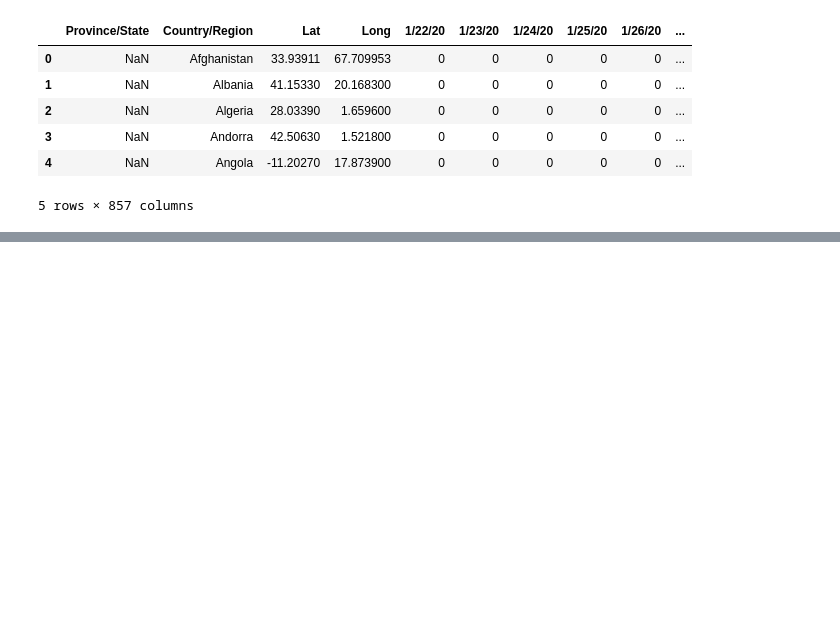
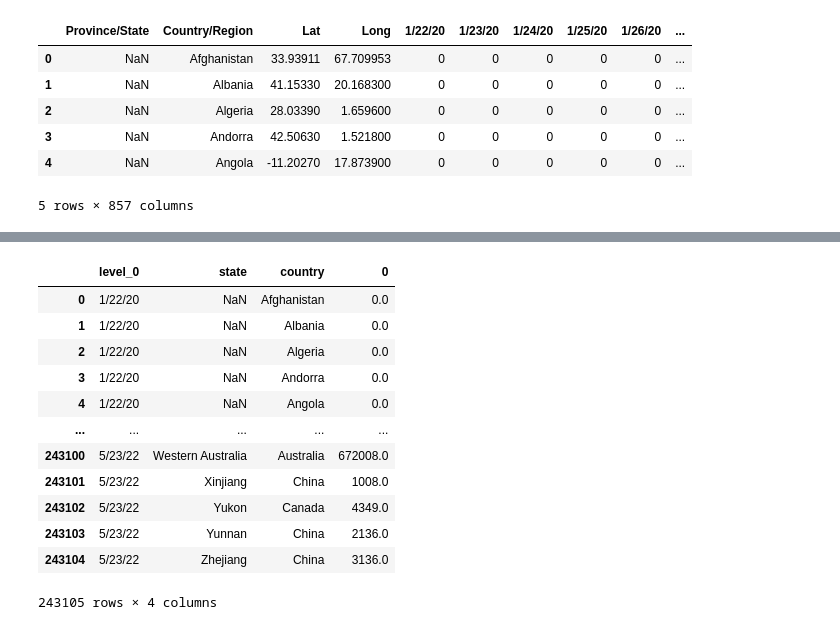
Before and after one commit to ashutoshd1996/EDS-COVID-Data-Analysis, a Jupyter notebook: notebooks/Data_Preparation.ipynb, the cells around one changed output, grey strips where cells are left out. Saved outputs shown, nothing was run; the diff lists cells and outputs as text; code cells hidden in the pictures; blank space fills up the shorter version.

```diff
--- a/notebooks/Data_Preparation.ipynb
+++ b/notebooks/Data_Preparation.ipynb
@@ -129,0 +143,3 @@ pd_raw.head()
+# %%
+test_pd = pd_data_base.set_index(['state','country']).T
+test_pd.columns
@@ -129,0 +164,16 @@ pd_raw.head()
+# %%
+test_pd.stack(level=[0,1]).reset_index()
+# %% [output]
+|  | level_0 | state | country | 0 |
+| 0 | 1/22/20 | NaN | Afghanistan | 0.0 |
+| 1 | 1/22/20 | NaN | Albania | 0.0 |
+| 2 | 1/22/20 | NaN | Algeria | 0.0 |
+| 3 | 1/22/20 | NaN | Andorra | 0.0 |
+| 4 | 1/22/20 | NaN | Angola | 0.0 |
+| ... | ... | ... | ... | ... |
+| 243100 | 5/23/22 | Western Australia | Australia | 672008.0 |
+| 243101 | 5/23/22 | Xinjiang | China | 1008.0 |
+| 243102 | 5/23/22 | Yukon | Canada | 4349.0 |
+| 243103 | 5/23/22 | Yunnan | China | 2136.0 |
+| 243104 | 5/23/22 | Zhejiang | China | 3136.0 |
+243105 rows × 4 columns
```
Also changed, not shown: parts of 8 cells of this notebook.
